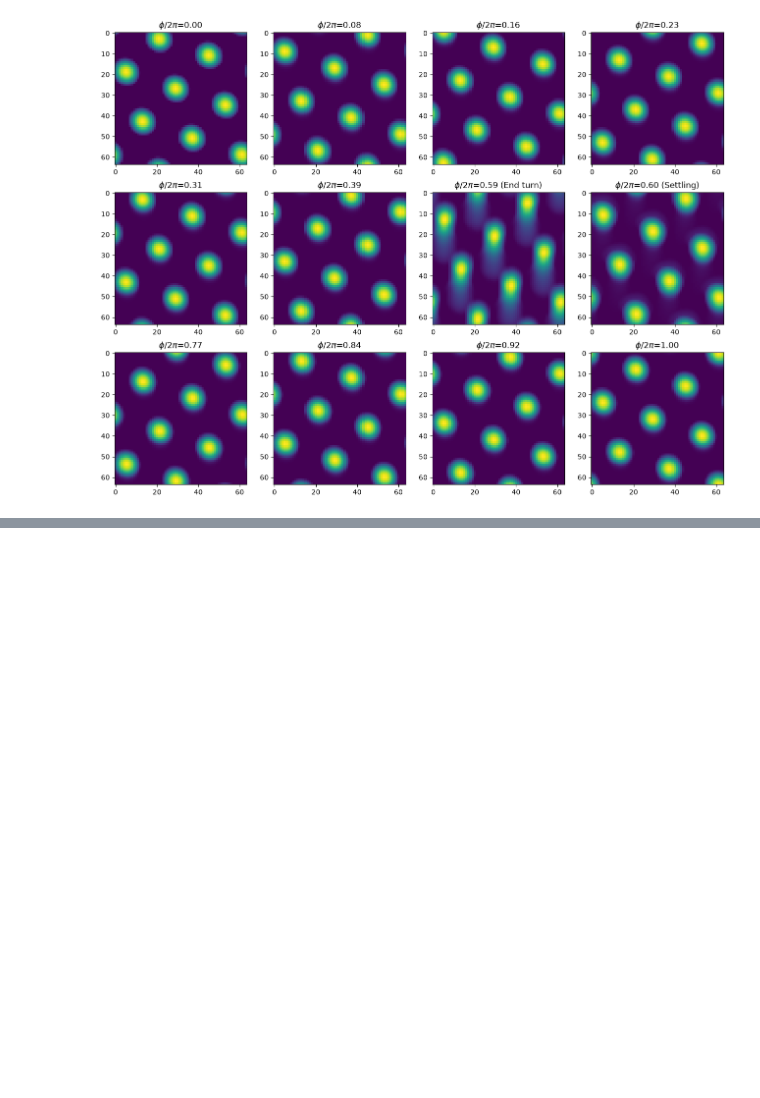
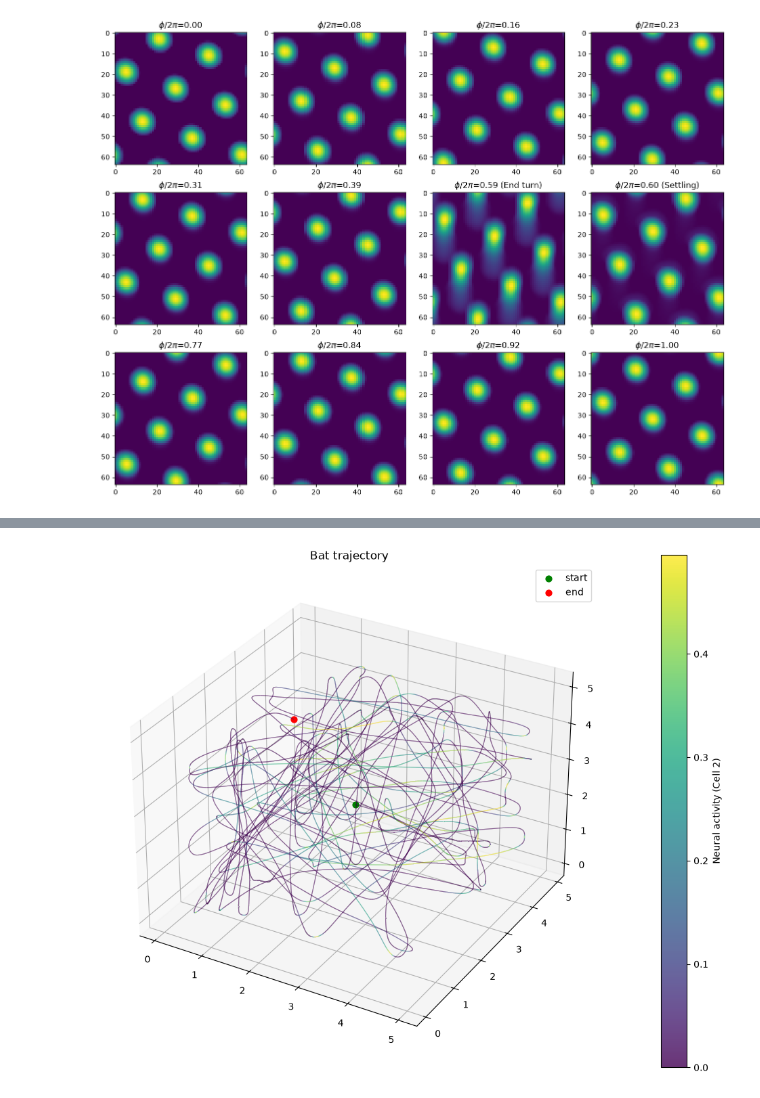
Before and after one commit to siaulich/grid-cells, a Jupyter notebook: notebooks/bat_flight_grid_bump.ipynb, the cells around one changed output, grey strips where cells are left out. Drawn from its saved outputs; the diff is of its cells as text; code cells hidden in the pictures; blank space fills up the shorter version.

```diff
--- a/notebooks/bat_flight_grid_bump.ipynb
+++ b/notebooks/bat_flight_grid_bump.ipynb
@@ -59,7 +59,7 @@ Ran warm up for 1385 steps
 T = 400
 dt = 0.5e-3
 n = 64
-net = ToroidZhang1996(n=n, dt=dt, periodicity=18, revolutions=2.5)
+net = ToroidZhang1996(n=n, dt=dt, periodicity=18, revolutions=1)
 net.warm_up()
 bat_flight = generate_bat_flight(T=T, dt=dt)
 n_steps = bat_flight["pos"].shape[0]
@@ -166,37 +173,38 @@ n_steps = bat_flight["pos"].shape[0]
 fig = plt.figure(figsize=(10, 8))
 ax = fig.add_subplot(111, projection="3d")
 
-speed_mask = np.linalg.norm(bat_flight["vel"], axis=-1) > 1.2
 
 pos = bat_flight["pos"][: int(n_steps * 0.4)]
 
-cell_index = 1
+cell_index = 2
 activity = recording["cell_recording"][: len(pos), cell_index]
 
 segments = np.stack([pos[:-1], pos[1:]], axis=1)
 norm = Normalize(vmin=activity.min(), vmax=activity.max())
 
 line_collection = Line3DCollection(
     segments,
     cmap="viridis",
     norm=norm,
     linewidth=0.8,
     alpha=0.8,
 )
 line_collection.set_array(activity[:-1])
 ax.add_collection3d(line_collection)
 
 fig.colorbar(
     line_collection,
     ax=ax,
     pad=0.1,
     label=f"Neural activity (Cell {cell_index})",
 )
 
 ax.scatter(pos[0, 0], pos[0, 1], pos[0, 2], color="green", s=40, label="start")
 ax.scatter(pos[-1, 0], pos[-1, 1], pos[-1, 2], color="red", s=40, label="end")
 
 ax.set_title("Bat trajectory")
 ax.legend()
 plt.tight_layout()
 fig.savefig(os.path.join(PLOTS_DIR, "bat_flight_3d_trajectory_activity.png"))
+# %% [output]
+[figure, added]
```
Also changed, not shown: parts of 4 cells of this notebook, 9 other files.
